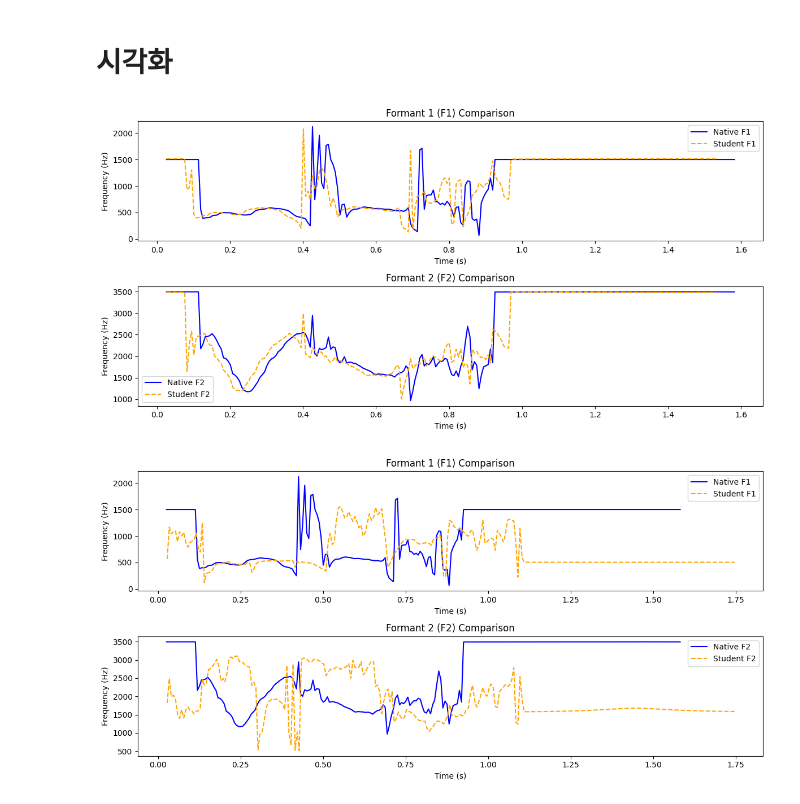
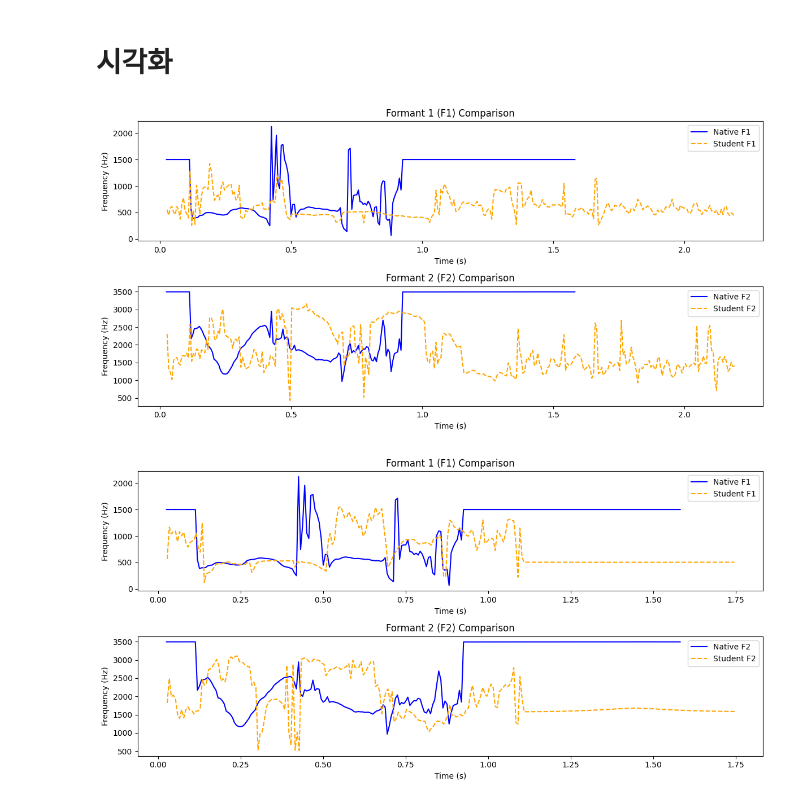
Before and after one commit to online5880/eng-word, a Jupyter notebook: spell_stars/utils/PronunciationChecker/PC_test.ipynb, the cells around one changed output. Saved outputs shown, nothing was run; the diff lists cells and outputs as text; code cells hidden in the pictures.

```diff
--- a/spell_stars/utils/PronunciationChecker/PC_test.ipynb
+++ b/spell_stars/utils/PronunciationChecker/PC_test.ipynb
@@ -220,42 +220,46 @@ def extract_formants(file_path):
 
 
 # 원어민과 학생 발음에서 F1, F2 추출
-times_native, f1_native, f2_native = extract_formants("./test_data/eraser_a.wav")
-times_student, f1_student, f2_student = extract_formants("./test_data/eraser_b.mp3")
+times_native, f1_native, f2_native = extract_formants(
+    "C:/Users/user/Desktop/eng-word/spell_stars/utils/PronunciationChecker/test_data/eraser/eraser_native.wav"
+)
+times_student, f1_student, f2_student = extract_formants(
+    "C:/Users/user/Desktop/eng-word/spell_stars/utils/PronunciationChecker/test_data/eraser/eraser_student.wav"
+)
 
 # 시각화
 plt.figure(figsize=(12, 6))
 
 # F1 시각화
 plt.subplot(2, 1, 1)
 if len(times_native) > 0 and len(f1_native) > 0:  # 데이터가 있을 때만 플롯
     plt.plot(times_native, f1_native, label="Native F1", color="blue")
 if len(times_student) > 0 and len(f1_student) > 0:
     plt.plot(
         times_student, f1_student, label="Student F1", color="orange", linestyle="--"
     )
 plt.xlabel("Time (s)")
 plt.ylabel("Frequency (Hz)")
 plt.title("Formant 1 (F1) Comparison")
 plt.legend()
 
 # F2 시각화
 plt.subplot(2, 1, 2)
 if len(times_native) > 0 and len(f2_native) > 0:
     plt.plot(times_native, f2_native, label="Native F2", color="blue")
 if len(times_student) > 0 and len(f2_student) > 0:
     plt.plot(
         times_student, f2_student, label="Student F2", color="orange", linestyle="--"
     )
 plt.xlabel("Time (s)")
 plt.ylabel("Frequency (Hz)")
 plt.title("Formant 2 (F2) Comparison")
 plt.legend()
 
 plt.tight_layout()
 plt.show()
 # %% [output]
-[figure, old version]
+[figure, new version]
 # %%
 import parselmouth
 from parselmouth.praat import call
```
Also changed, not shown: parts of 4 cells of this notebook, 10 other files.
